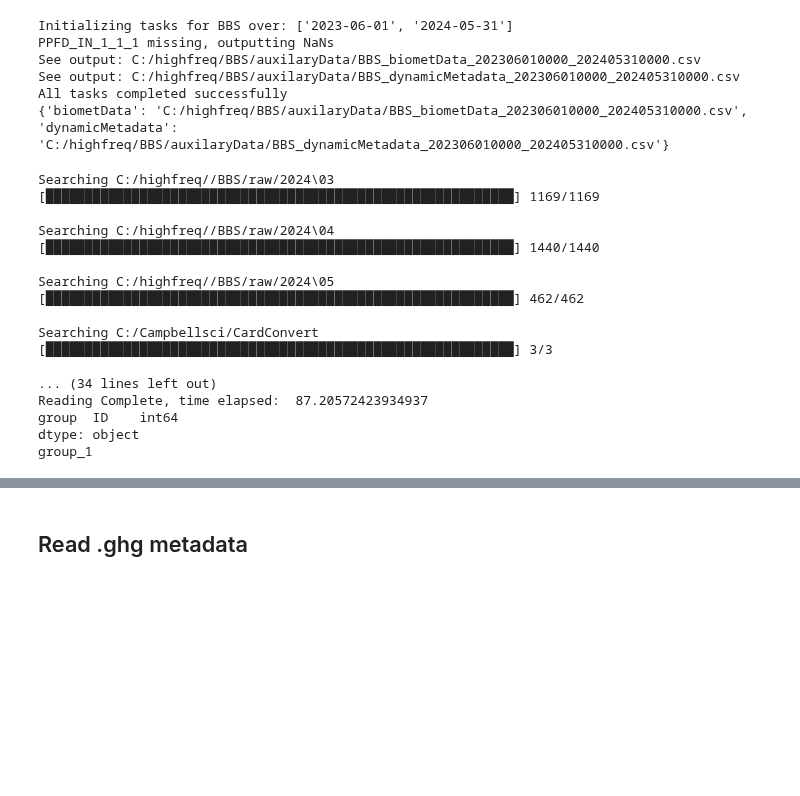
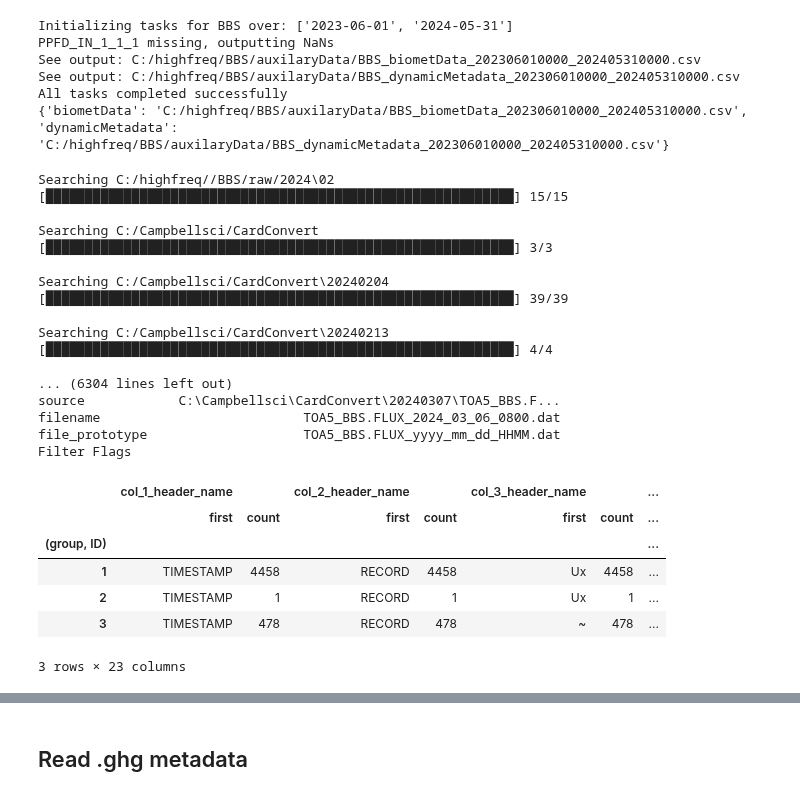
Before and after one commit to June-Skeeter/EddyPro_API, a Jupyter notebook: Testing.ipynb, the cells around one changed output, grey strips where cells are left out. Cells and saved outputs as stored; diff of their text form; code cells hidden in the pictures; blank space fills up the shorter version.

```diff
--- a/Testing.ipynb
+++ b/Testing.ipynb
@@ -38,46 +38,55 @@ importlib.reload(eddyProAPI)
 # Basic call for .ghg files
 
 siteID = 'BBS'
 dateRange=[(pd.Timestamp.now()-pd.Timedelta(days=365)).strftime('%Y%m%d'),pd.Timestamp.now().strftime('%Y%m%d')],
 
 
 if siteID == 'BB':
     pp = eddyProAPI.preProcessing('BB',dateRange=dateRange,Testing=5)
     pp.searchRawDir()
 elif siteID == 'BBS':
 
     # # Basic call for .dat files
     metaDataTemplate='C:/highfreq/BBS/TOA5_BBS.FLUX_2023_06_14_1500.metadata'
     pp = eddyProAPI.preProcessing('BBS',dateRange=dateRange,fileType='dat',metaDataTemplate=metaDataTemplate,
                                 # debug=True,
                                 # reset=True,
+                                # testSet=15
     )
     pp.searchRawDir(
                 copyFrom = "C:/Campbellsci/CardConvert",
                 searchTag = "BBS.FLUX",
                 timeShift=30)
 pp.readFiles()
 pp.groupAndFilter()
 # with shutil 186.0170259475708 seconds
 # via subprocess
+pp.configurationGroups['Custom']
 # %% [output]
-Searching C:/highfreq//BBS/raw/2024\03
-[████████████████████████████████████████████████████████████] 1169/1169
-
-Searching C:/highfreq//BBS/raw/2024\04
-[████████████████████████████████████████████████████████████] 1440/1440
-
-Searching C:/highfreq//BBS/raw/2024\05
-[████████████████████████████████████████████████████████████] 462/462
+Searching C:/highfreq//BBS/raw/2024\02
+[████████████████████████████████████████████████████████████] 15/15
 
 Searching C:/Campbellsci/CardConvert
 [████████████████████████████████████████████████████████████] 3/3
 
-... (34 lines left out)
-Reading Complete, time elapsed:  87.20572423934937
-group  ID    int64
-dtype: object
-group_1
+Searching C:/Campbellsci/CardConvert\20240204
+[████████████████████████████████████████████████████████████] 39/39
+
+Searching C:/Campbellsci/CardConvert\20240213
+[████████████████████████████████████████████████████████████] 4/4
+
+... (6304 lines left out)
+source            C:\Campbellsci\CardConvert\20240307\TOA5_BBS.F...
+filename                          TOA5_BBS.FLUX_2024_03_06_0800.dat
+file_prototype                    TOA5_BBS.FLUX_yyyy_mm_dd_HHMM.dat
+Filter Flags
+|  | col_1_header_name |  | col_2_header_name |  | col_3_header_name |  | ... |
+|  | first | count | first | count | first | count | ... |
+| (group, ID) |  |  |  |  |  |  | ... |
+| 1 | TIMESTAMP | 4458 | RECORD | 4458 | Ux | 4458 | ... |
+| 2 | TIMESTAMP | 1 | RECORD | 1 | Ux | 1 | ... |
+| 3 | TIMESTAMP | 478 | RECORD | 478 | ~ | 478 | ... |
+3 rows × 23 columns
 # %%
 # Cospectral correction options
 hf_meth = {
```
Also changed, not shown: parts of 2 cells of this notebook, 4 other files.
